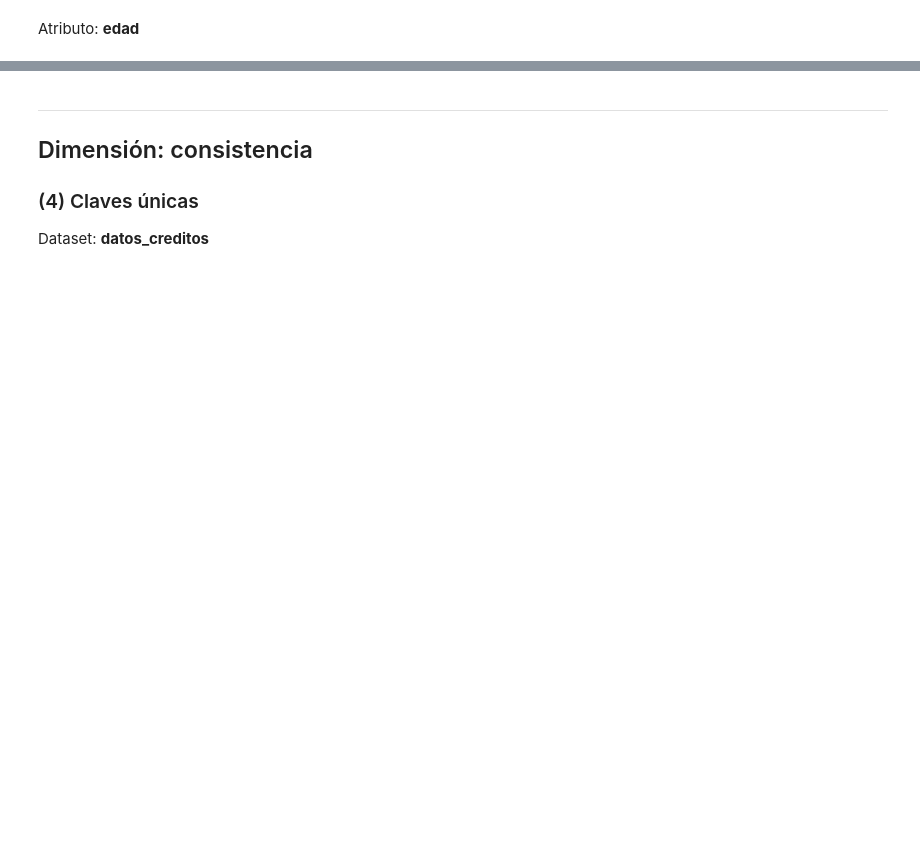
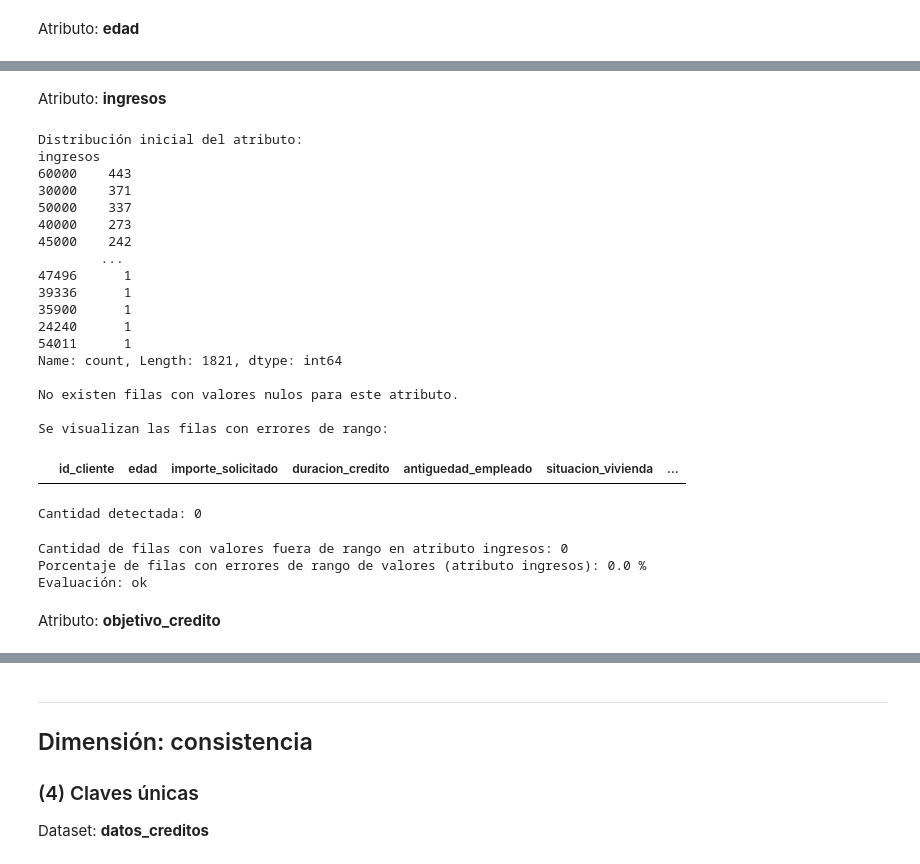
Before and after one commit to ElisaPardo/13MBID-OCT2324, a Jupyter notebook: notebooks/comprension_datos/CD03-Verificacion-calidad.ipynb, the cells around one changed output, grey strips where cells are left out. Drawn from its saved outputs; the diff is of its cells as text; code cells hidden in the pictures; blank space fills up the shorter version.

```diff
--- a/notebooks/comprension_datos/CD03-Verificacion-calidad.ipynb
+++ b/notebooks/comprension_datos/CD03-Verificacion-calidad.ipynb
@@ -272,3 +477,70 @@ calcular_rangos_valores_situacion_vivienda()
+# %% [markdown]
+Atributo: **ingresos**
+# %%
+#Verificar que los valores de cada atributo se encuentren dentro de los listados anexos
+
+#Atributo: ingresos
+
+valores = df_creditos['ingresos'].value_counts() #Conteo de ocurrencias por valor (not-null)
+print(f"Distribución inicial del atributo: \n{valores}\n")
+
+cantidad_nulos = len(df_creditos['ingresos']) - df_creditos['ingresos'].count() # Conteo de nulos
+
+if cantidad_nulos > 0:
+    print(f"Cantidad de nulos en el atributo: {cantidad_nulos}\n") # Impresión de la cantidad de nulos
+else:
+    print("No existen filas con valores nulos para este atributo.\n")
+
+
+# Se identifica y cuenta a los valores que no cumplen la condición definida
+
+resultado = df_creditos[df_creditos['ingresos'] < 0 ] # Valores de ingresos negativos
+
+print("Se visualizan las filas con errores de rango:")
+display(resultado) # Para visualizar las tuplas con valores nulos o erróneos
+
+print(f"Cantidad detectada: {resultado.shape[0]}")
+# %% [output]
+Distribución inicial del atributo:
+ingresos
+60000    443
+30000    371
+50000    337
+40000    273
+45000    242
+        ...
+47496      1
+39336      1
+35900      1
+24240      1
+54011      1
+Name: count, Length: 1821, dtype: int64
+
+No existen filas con valores nulos para este atributo.
+
+Se visualizan las filas con errores de rango:
+|  | id_cliente | edad | importe_solicitado | duracion_credito | antiguedad_empleado | situacion_vivienda | ... |
+Cantidad detectada: 0
+# %%
+def calcular_rangos_valores_ingresos():
+    ingresos_valores_fuera_rango = resultado.shape[0] + cantidad_nulos
+    print(f"Cantidad de filas con valores fuera de rango en atributo ingresos: {ingresos_valores_fuera_rango}")
+
+    indicador = (ingresos_valores_fuera_rango / cantidad_filas_creditos)
+    print(f"Porcentaje de filas con errores de rango de valores (atributo ingresos): {round(indicador * 100, 2)} %")
+
+    if (indicador > RANGOS_VALORES):
+        print('Evaluación: no cumplimiento')
+    else:
+        print('Evaluación: ok')
+
+calcular_rangos_valores_ingresos()
+# %% [output]
+Cantidad de filas con valores fuera de rango en atributo ingresos: 0
+Porcentaje de filas con errores de rango de valores (atributo ingresos): 0.0 %
+Evaluación: ok
+# %% [markdown]
+Atributo: **objetivo_credito**
 # %%
 #Verificar que los valores de cada atributo se encuentren dentro de los listados anexos
 
```
Also changed, not shown: parts of 80 cells of this notebook, 1 other file.
